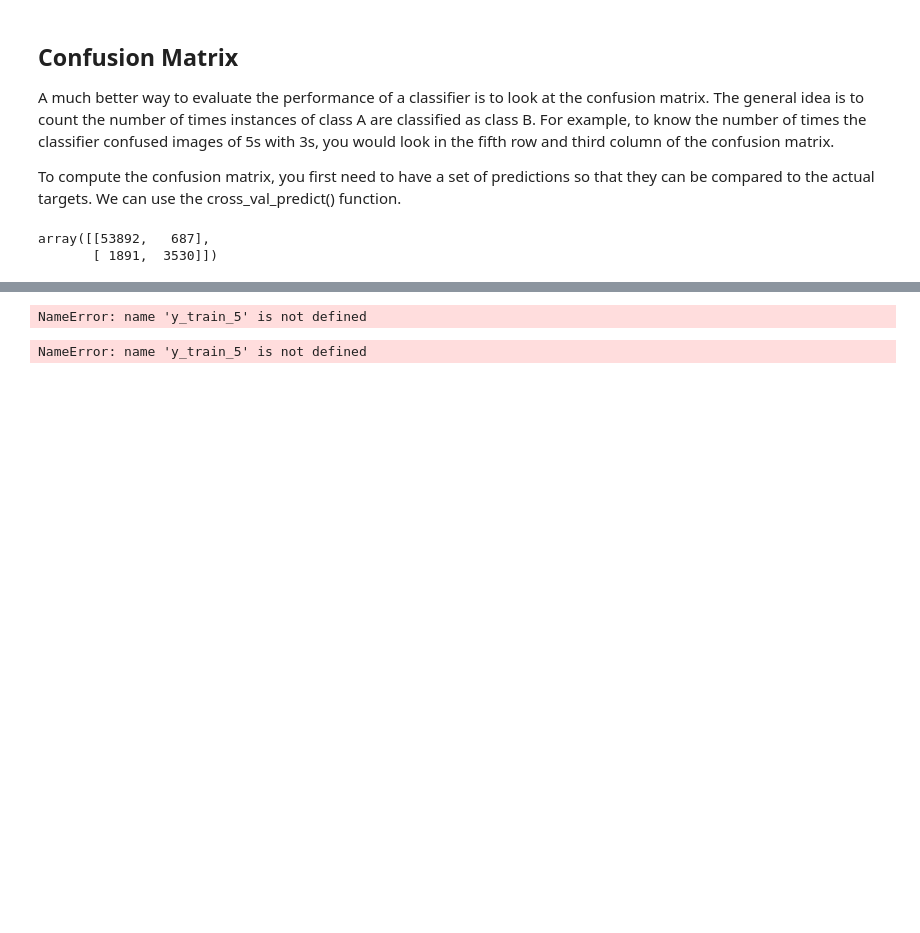
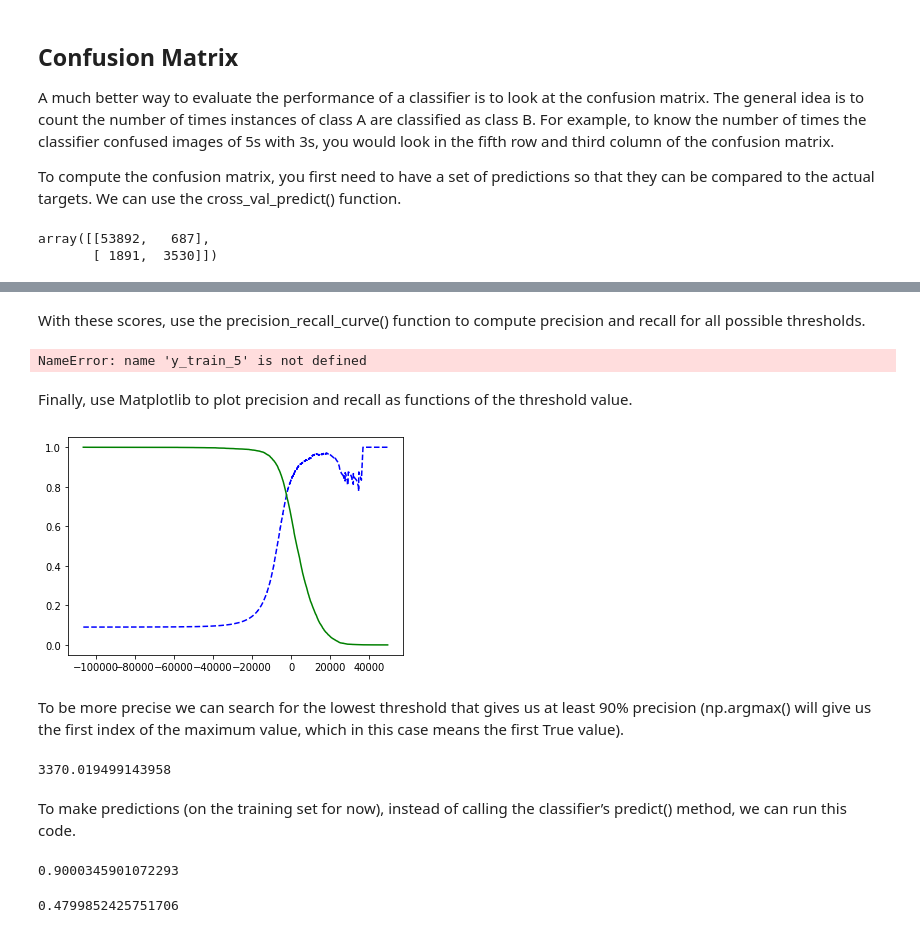
Before and after one commit to raoamalik/machine_learning_models, a Jupyter notebook: image_processing_using_scikit_learn.ipynb, the cells around one changed output, grey strips where cells are left out. Saved outputs shown, nothing was run; the diff lists cells and outputs as text; code cells hidden in the pictures; blank space fills up the shorter version.

```diff
--- a/image_processing_using_scikit_learn.ipynb
+++ b/image_processing_using_scikit_learn.ipynb
@@ -163,12 +193,43 @@ array([[53892,   687],
+# %%
+y_scores = cross_val_predict(sgd_clf, X_train, y_train_5, cv=3,
+                             method="decision_function")
+# %% [markdown]
+With these scores, use the precision_recall_curve() function to compute precision and recall for all possible thresholds.
 # %%
 from sklearn.metrics import precision_recall_curve
 
 precisions, recalls, thresholds = precision_recall_curve(y_train_5, y_scores)
-# %% [output]
-NameError: name 'y_train_5' is not defined
 # %%
 from sklearn.metrics import roc_curve
 
 fpr, tpr, thresholds = roc_curve(y_train_5, y_scores)
 # %% [output]
 NameError: name 'y_train_5' is not defined
+# %% [markdown]
+Finally, use Matplotlib to plot precision and recall as functions of the threshold value.
+# %%
+def plot_precision_recall_vs_threshold(precisions, recalls, thresholds):
+    plt.plot(thresholds, precisions[:-1], "b--", label="Precision")
+    plt.plot(thresholds, recalls[:-1], "g-", label="Recall")
+    [...] # highlight the threshold and add the legend, axis label, and grid
+
+plot_precision_recall_vs_threshold(precisions, recalls, thresholds)
+plt.show()
+# %% [output]
+[figure, added]
+# %% [markdown]
+To be more precise we can search for the lowest threshold that gives us at least 90% precision (np.argmax() will give us the first index of the maximum value, which in this case means the first True value).
+# %%
+threshold_90_precision = thresholds[np.argmax(precisions >= 0.90)]
+threshold_90_precision
+# %% [output]
+3370.019499143958
+# %% [markdown]
+To make predictions (on the training set for now), instead of calling the classifier’s predict() method, we can run this code.
+# %%
+y_train_pred_90 = (y_scores >= threshold_90_precision)
+print(precision_score(y_train_5, y_train_pred_90))
+recall_score(y_train_5, y_train_pred_90)
+# %% [output]
+0.9000345901072293
+0.4799852425751706
```
Also changed, not shown: parts of 12 cells of this notebook.
